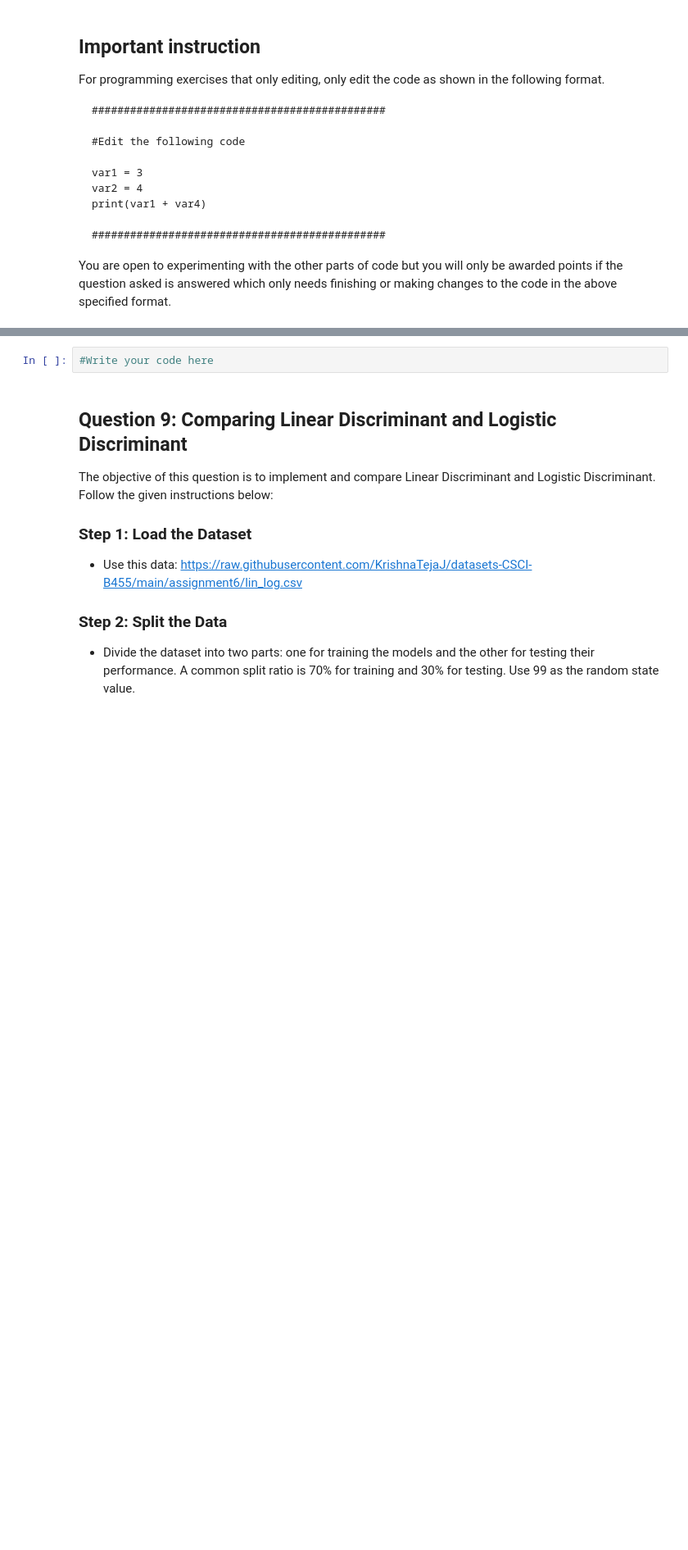
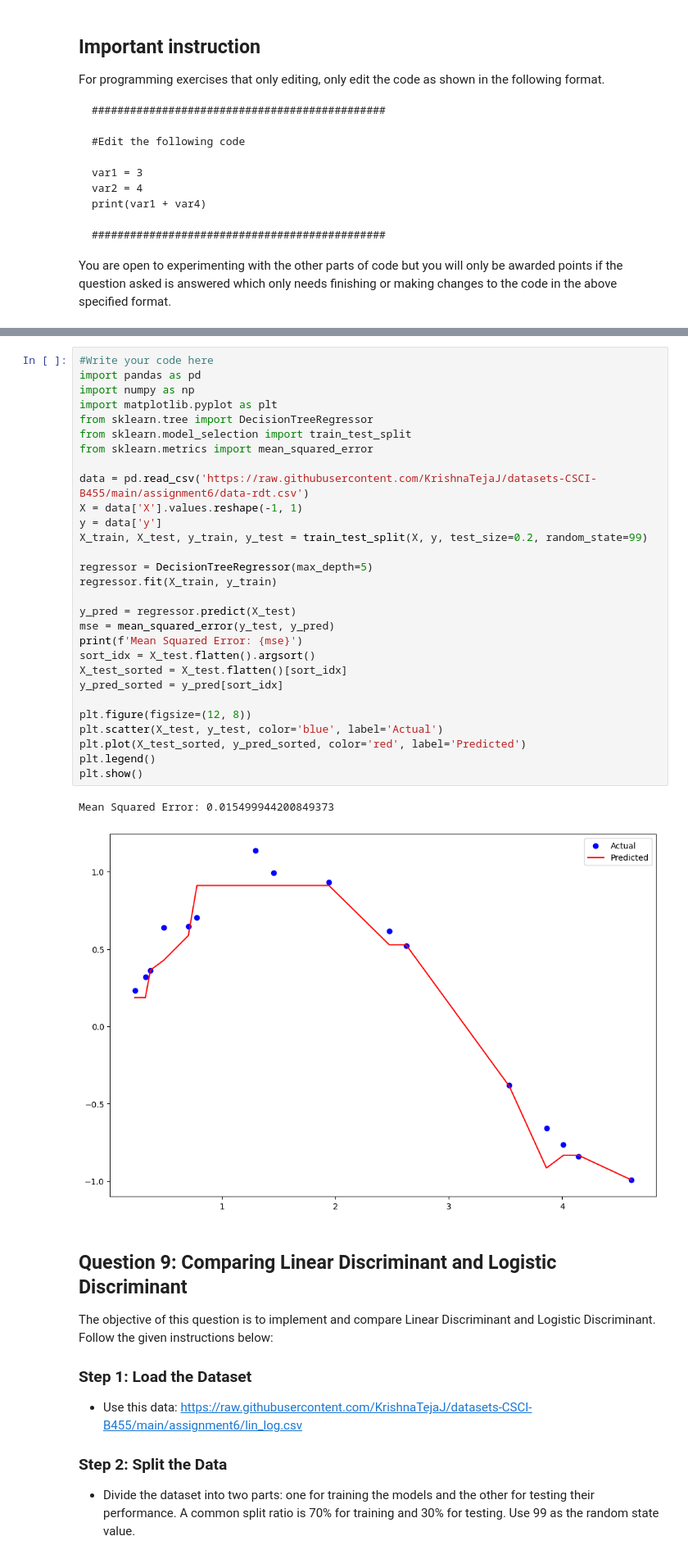
Before and after one commit to url-it/B455, a Jupyter notebook: A6/Assignment06_Practical.ipynb, the cells around one changed output, grey strips where cells are left out. Shown: that part at 82% size. Drawn from its saved outputs; the diff is of its cells as text; blank space fills up the shorter version.

```diff
--- a/A6/Assignment06_Practical.ipynb
+++ b/A6/Assignment06_Practical.ipynb
@@ -106,8 +100,38 @@ The objective of this question is to implement a Binary Classification Decision
 For more information, refer to the following resources:
 - https://scikit-learn.org/stable/modules/generated/sklearn.tree.DecisionTreeRegressor.html
 - https://matplotlib.org/stable/api/_as_gen/matplotlib.pyplot.subplots.html
-# %%
-#Write your code here
+# %%
+#Write your code here
+import pandas as pd
+import numpy as np
+import matplotlib.pyplot as plt
+from sklearn.tree import DecisionTreeRegressor
+from sklearn.model_selection import train_test_split
+from sklearn.metrics import mean_squared_error
+
+data = pd.read_csv('https://raw.githubusercontent.com/KrishnaTejaJ/datasets-CSCI-B455/main/assignment6/data-rdt.csv')
+X = data['X'].values.reshape(-1, 1)
+y = data['y']
+X_train, X_test, y_train, y_test = train_test_split(X, y, test_size=0.2, random_state=99)
+
+regressor = DecisionTreeRegressor(max_depth=5)
+regressor.fit(X_train, y_train)
+
+y_pred = regressor.predict(X_test)
+mse = mean_squared_error(y_test, y_pred)
+print(f'Mean Squared Error: {mse}')
+sort_idx = X_test.flatten().argsort()
+X_test_sorted = X_test.flatten()[sort_idx]
+y_pred_sorted = y_pred[sort_idx]
+
+plt.figure(figsize=(12, 8))
+plt.scatter(X_test, y_test, color='blue', label='Actual')
+plt.plot(X_test_sorted, y_pred_sorted, color='red', label='Predicted')
+plt.legend()
+plt.show()
+# %% [output]
+Mean Squared Error: 0.015499944200849373
+[figure, added]
 # %% [markdown]
 ## Question 9: Comparing Linear Discriminant and Logistic Discriminant
 
```
Also changed, not shown: parts of 4 cells of this notebook, 17 other files.
